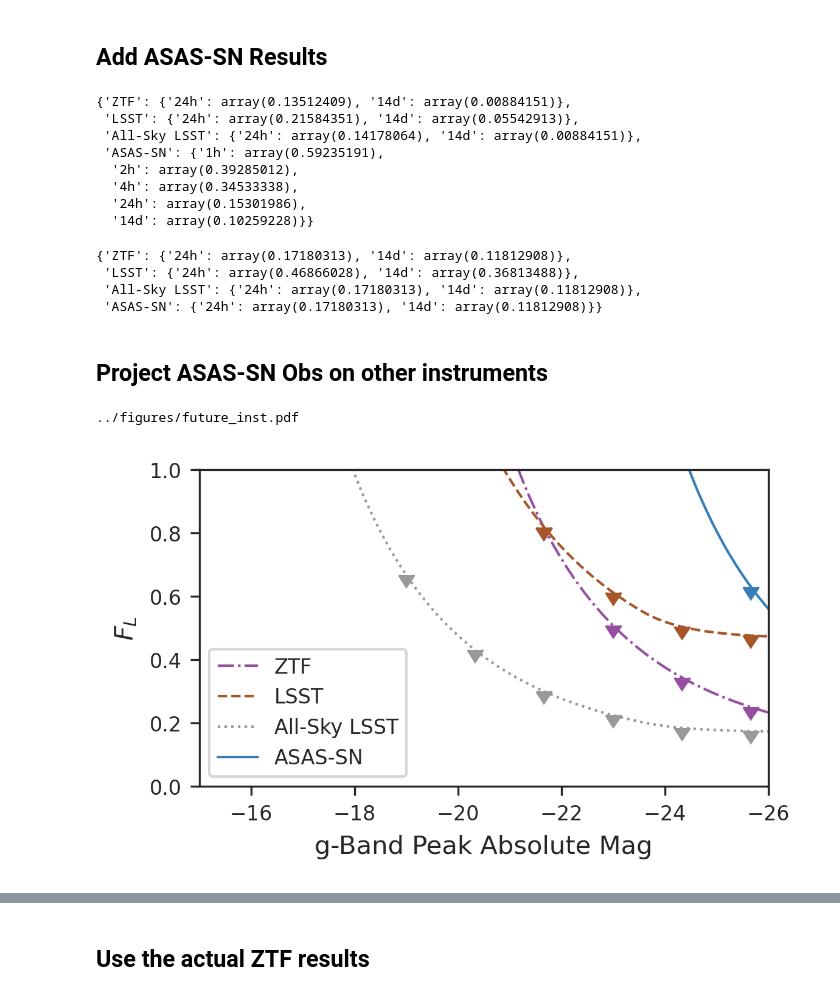
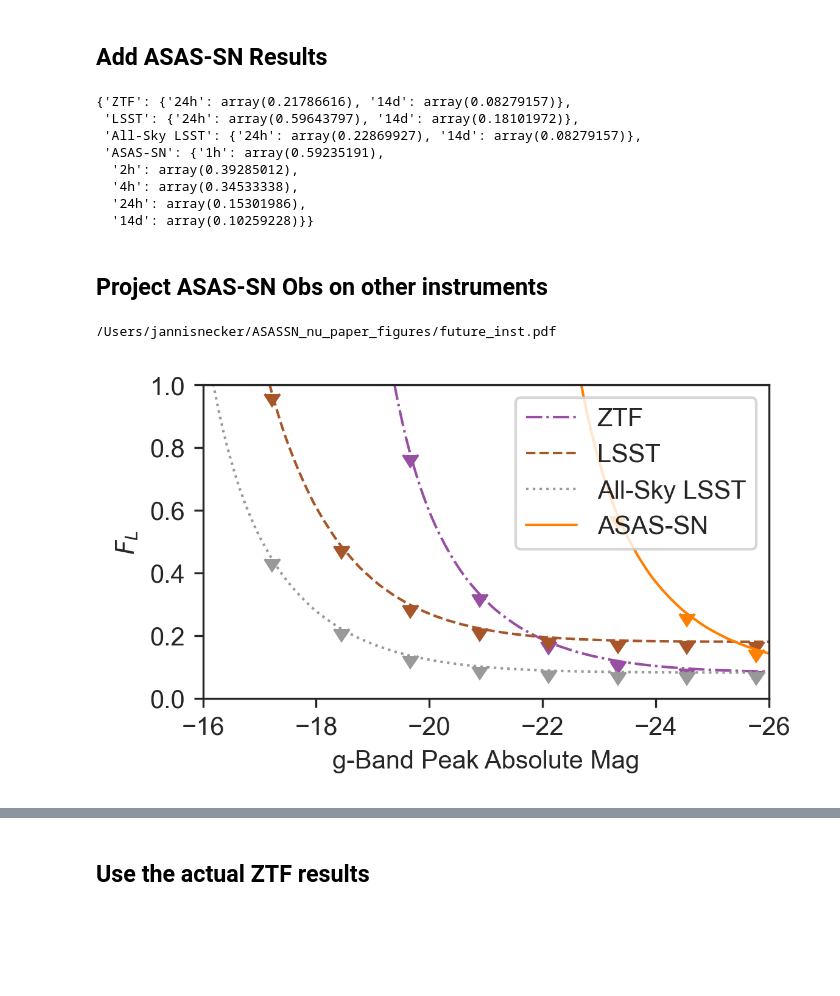
Before and after one commit to JannisNe/nu_stat_for_asassn_paper, a Jupyter notebook: limits_other_inst.ipynb, the cells around one changed output, grey strips where cells are left out. Drawn from its saved outputs; the diff is of its cells as text; code cells hidden in the pictures; blank space fills up the shorter version.

```diff
--- a/limits_other_inst.ipynb
+++ b/limits_other_inst.ipynb
@@ -142,9 +140,9 @@ full_sky_sqd = 41252.961
 # the list elements: declination range, completeness magnitude, color, linestyle
 instruments = {
     'ZTF': [(-30, 90), 20.8, CB_color_cycle[5], "-."],
-    'LSST': [(-90, 5), 24, CB_color_cycle[4], "--"],
+    'LSST': [(-90, 10), 24, CB_color_cycle[4], "--"],
     'All-Sky LSST': [(-90, 90), 24, CB_color_cycle[6], ":"],
-    'ASAS-SN': [(-90, 90), 17.5, CB_color_cycle[0], "-"]
+    'ASAS-SN': [(-90, 90), 17.5, CB_color_cycle[1], "-"]
 }
 instruments
 # %% [output]
@@ -231,33 +238,28 @@ ValueError: A value in x_new is below the interpolation range.
 # %% [markdown]
 ## Add ASAS-SN Results
 # %%
+uls_assasn_res = copy.deepcopy(uls)
+
 with open('data/asassn_ul.pkl', 'rb') as f:
-    uls['ASAS-SN'] = pickle.load(f)
+    uls_assasn_res['ASAS-SN'] = pickle.load(f)
 
 asassn_comp_mag = 17.5
 asassn_color = CB_color_cycle[1]
-uls
+uls_assasn_res
 # %% [output]
-{'ZTF': {'24h': array(0.13512409), '14d': array(0.00884151)},
- 'LSST': {'24h': array(0.21584351), '14d': array(0.05542913)},
- 'All-Sky LSST': {'24h': array(0.14178064), '14d': array(0.00884151)},
+{'ZTF': {'24h': array(0.21786616), '14d': array(0.08279157)},
+ 'LSST': {'24h': array(0.59643797), '14d': array(0.18101972)},
+ 'All-Sky LSST': {'24h': array(0.22869927), '14d': array(0.08279157)},
  'ASAS-SN': {'1h': array(0.59235191),
   '2h': array(0.39285012),
   '4h': array(0.34533338),
   '24h': array(0.15301986),
   '14d': array(0.10259228)}}
-# %%
-uls
-# %% [output]
-{'ZTF': {'24h': array(0.17180313), '14d': array(0.11812908)},
- 'LSST': {'24h': array(0.46866028), '14d': array(0.36813488)},
- 'All-Sky LSST': {'24h': array(0.17180313), '14d': array(0.11812908)},
- 'ASAS-SN': {'24h': array(0.17180313), '14d': array(0.11812908)}}
 # %% [markdown]
 ## Project ASAS-SN Obs on other instruments
 # %%
-f = cdf_mpc["GRB"]
-t = '24h'
+f = cdf_mpc["SFR"]
+t = '14d'
 
 fig, ax = plt.subplots(
     figsize=(base_width, base_height),
@@ -266,7 +268,7 @@ fig, ax = plt.subplots(
     gridspec_kw={'wspace': 0}
 )
 
-abs_mag = np.linspace(-15, -27, 1000)
+abs_mag = np.linspace(-16, -27, 1000)
 
 for inst, d in uls.items():
 
@@ -283,32 +285,32 @@ for inst, d in uls.items():
 
     def max_f(abs_mags):
         res = d[t]/f(max_dl(abs_mags, compmag))
         return res
 
     ax.plot(abs_mag, max_f(abs_mag), label=inst, color=color, ls=ls, lw=lw)
     mag_scatter = np.linspace(abs_mag[0], abs_mag[-1], 10)[1:-1]
     eb = ax.errorbar(
         mag_scatter,
         max_f(mag_scatter),
         yerr=0.0,
         uplims=True,
         color=color,
         linestyle="",
         capsize=0,
         mew=1
     )
 
 ax.set_xlim((max(abs_mag), min(abs_mag)+1))
 ax.set_ylim((0, 1))
 ax.legend()
 ax.set_xlabel('g-Band Peak Absolute Mag')
 ax.set_ylabel('$F_{L}$')
 fig.tight_layout()
 fn = os.path.join(output_folder, "future_inst.pdf")
 print(fn)
 fig.savefig(fn)
 
 plt.show()
 # %% [output]
-../figures/future_inst.pdf
+/Users/jannisnecker/ASASSN_nu_paper_figures/future_inst.pdf
-[figure, old version]
+[figure, new version]
```
Also changed, not shown: parts of 13 cells of this notebook.
